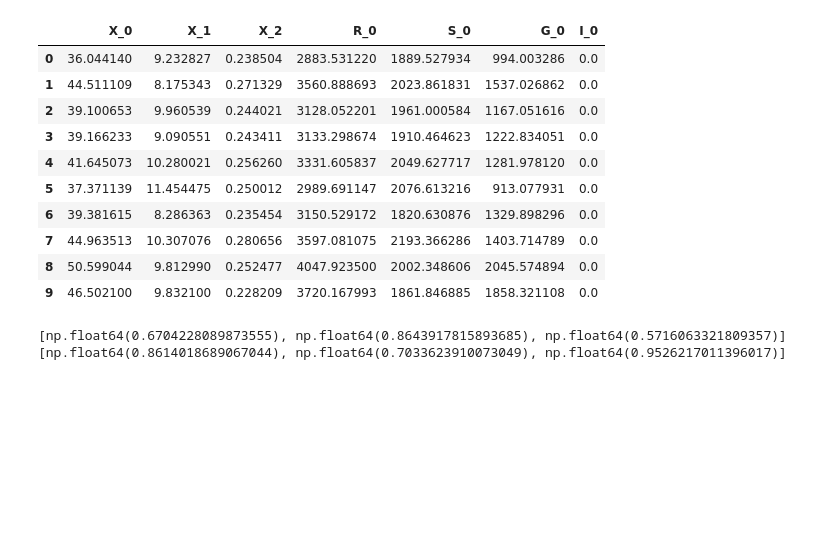
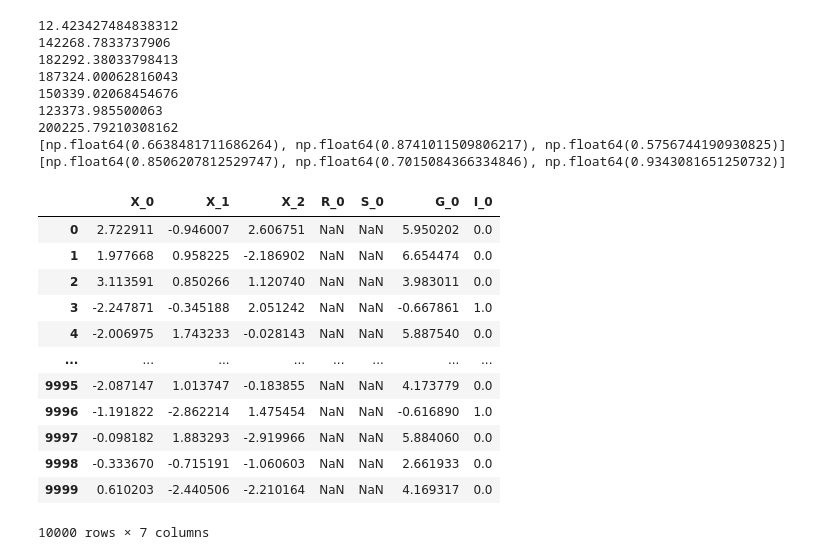
Before and after one commit to Pesquisa-UFCAT/parepy, a Jupyter notebook: local_examples/sobol.ipynb, the cells around one changed output. Drawn from its saved outputs; the diff is of its cells as text; code cells hidden in the pictures; blank space fills up the shorter version.

```diff
--- a/local_examples/sobol.ipynb
+++ b/local_examples/sobol.ipynb
@@ -47,42 +9,7 @@ sampling_algorithm_structural_analysis_kernel(setup)
-# %%
-from parepy_toolbox import sampling_algorithm_structural_analysis_kernel
-from obj_function import nowak_collins_example
-
-# Dataset
-f = {'type': 'normal', 'parameters': {'mean': 40.3, 'sigma': 4.64}, 'stochastic variable': False}
-p = {'type': 'normal', 'parameters': {'mean': 10.2, 'sigma': 1.12, 'cov': {'pho': 0.30, 'var': 0}}, 'stochastic variable': False}
-w = {'type': 'lognormal', 'parameters': {'mean': 0.25, 'sigma': 0.025}, 'stochastic variable': False}
-var = [f, p, w]
-
-# PAREpy setup
-setup = {
-             'number of samples': 10,
-             'number of dimensions': len(var),
-             'numerical model': {'model sampling': 'mcs'},
-             'variables settings': var,
-             'number of state limit functions or constraints': 1,
-             'none variable': None,
-             'objective function': nowak_collins_example,
-             'name simulation': None,
-        }
-
-# Call algorithm
-sampling_algorithm_structural_analysis_kernel(setup)
-# %% [output]
-|  | X_0 | X_1 | X_2 | R_0 | S_0 | G_0 | I_0 |
-| 0 | 36.044140 | 9.232827 | 0.238504 | 2883.531220 | 1889.527934 | 994.003286 | 0.0 |
-| 1 | 44.511109 | 8.175343 | 0.271329 | 3560.888693 | 2023.861831 | 1537.026862 | 0.0 |
-| 2 | 39.100653 | 9.960539 | 0.244021 | 3128.052201 | 1961.000584 | 1167.051616 | 0.0 |
-| 3 | 39.166233 | 9.090551 | 0.243411 | 3133.298674 | 1910.464623 | 1222.834051 | 0.0 |
-| 4 | 41.645073 | 10.280021 | 0.256260 | 3331.605837 | 2049.627717 | 1281.978120 | 0.0 |
-| 5 | 37.371139 | 11.454475 | 0.250012 | 2989.691147 | 2076.613216 | 913.077931 | 0.0 |
-| 6 | 39.381615 | 8.286363 | 0.235454 | 3150.529172 | 1820.630876 | 1329.898296 | 0.0 |
-| 7 | 44.963513 | 10.307076 | 0.280656 | 3597.081075 | 2193.366286 | 1403.714789 | 0.0 |
-| 8 | 50.599044 | 9.812990 | 0.252477 | 4047.923500 | 2002.348606 | 2045.574894 | 0.0 |
-| 9 | 46.502100 | 9.832100 | 0.228209 | 3720.167993 | 1861.846885 | 1858.321108 | 0.0 |
 # %%
 import numpy as np
 from obj_function import ishigami
+from parepy_toolbox import sampling_algorithm_structural_analysis_kernel
 
 def sobol_algorithm(setup):
     n_samples = setup['number of samples']
@@ -91,13 +18,14 @@ def sobol_algorithm(setup):
 
     dist_a = sampling_algorithm_structural_analysis_kernel(setup)
     dist_b = sampling_algorithm_structural_analysis_kernel(setup)
-
     y_a = dist_a['G_0'].to_list()
     y_b = dist_b['G_0'].to_list()
     f_0_2 = (sum(y_a) / n_samples) ** 2
+    print(f_0_2)
 
     A = dist_a.drop(['R_0', 'S_0', 'G_0', 'I_0'], axis=1).to_numpy()
     B = dist_b.drop(['R_0', 'S_0', 'G_0', 'I_0'], axis=1).to_numpy()
+
     K = A.shape[1]
 
     s_i = []
@@ -109,40 +37,62 @@ def sobol_algorithm(setup):
         for j in range(n_samples):
             _, _, g = obj(list(C[j, :]), none_variable)
             y_c_i.append(g[0])
 
         y_a_dot_y_c_i = [y_a[m] * y_c_i[m] for m in range(n_samples)]
         y_b_dot_y_c_i = [y_b[m] * y_c_i[m] for m in range(n_samples)]
         y_a_dot_y_a = [y_a[m] * y_a[m] for m in range(n_samples)]
 
+        print(sum(y_a_dot_y_c_i))
+        print(sum(y_b_dot_y_c_i))
         s_i.append((sum(y_a_dot_y_c_i) - f_0_2) / (sum(y_a_dot_y_a) - f_0_2))
         s_t.append((sum(y_b_dot_y_c_i) - f_0_2) / (sum(y_a_dot_y_a) - f_0_2))
 
 
-    return s_i, s_t
-
+    return s_i, s_t, dist_a, dist_b
 # Dataset
-f = {'type': 'uniform', 'parameters': {'min': -np.pi, 'max': np.pi}, 'stochastic variable': False}
-p = {'type': 'uniform', 'parameters': {'min': -np.pi, 'max': np.pi}, 'stochastic variable': False}
-w = {'type': 'uniform', 'parameters': {'min': -np.pi, 'max': np.pi}, 'stochastic variable': False}
+f = {'type': 'uniform', 'parameters': {'min': -3.14, 'max': 3.14}, 'stochastic variable': False}
+p = {'type': 'uniform', 'parameters': {'min': -3.14, 'max': 3.14}, 'stochastic variable': False}
+w = {'type': 'uniform', 'parameters': {'min': -3.14, 'max': 3.14}, 'stochastic variable': False}
 var = [f, p, w]
 
 # PAREpy setup
 setup = {
-             'number of samples': 50000,
+             'number of samples': 10000,
              'number of dimensions': len(var),
              'numerical model': {'model sampling': 'mcs'},
              'variables settings': var,
              'number of state limit functions or constraints': 1,
              'none variable': None,
              'objective function': ishigami,
              'name simulation': None,
         }
 
 # Call algorithm
-s_i, s_t = sobol_algorithm(setup)
+s_i, s_t, a, b = sobol_algorithm(setup)
 print(s_i)
 print(s_t)
+b
 # %% [output]
-[np.float64(0.6704228089873555), np.float64(0.8643917815893685), np.float64(0.5716063321809357)]
-[np.float64(0.8614018689067044), np.float64(0.7033623910073049), np.float64(0.9526217011396017)]
+12.423427484838312
+142268.7833737906
+182292.38033798413
+187324.00062816043
+150339.02068454676
+123373.985500063
+200225.79210308162
+[np.float64(0.6638481711686264), np.float64(0.8741011509806217), np.float64(0.5756744190930825)]
+[np.float64(0.8506207812529747), np.float64(0.7015084366334846), np.float64(0.9343081651250732)]
+|  | X_0 | X_1 | X_2 | R_0 | S_0 | G_0 | I_0 |
+| 0 | 2.722911 | -0.946007 | 2.606751 | NaN | NaN | 5.950202 | 0.0 |
+| 1 | 1.977668 | 0.958225 | -2.186902 | NaN | NaN | 6.654474 | 0.0 |
+| 2 | 3.113591 | 0.850266 | 1.120740 | NaN | NaN | 3.983011 | 0.0 |
+| 3 | -2.247871 | -0.345188 | 2.051242 | NaN | NaN | -0.667861 | 1.0 |
+| 4 | -2.006975 | 1.743233 | -0.028143 | NaN | NaN | 5.887540 | 0.0 |
+| ... | ... | ... | ... | ... | ... | ... | ... |
+| 9995 | -2.087147 | 1.013747 | -0.183855 | NaN | NaN | 4.173779 | 0.0 |
+| 9996 | -1.191822 | -2.862214 | 1.475454 | NaN | NaN | -0.616890 | 1.0 |
+| 9997 | -0.098182 | 1.883293 | -2.919966 | NaN | NaN | 5.884060 | 0.0 |
+| 9998 | -0.333670 | -0.715191 | -1.060603 | NaN | NaN | 2.661933 | 0.0 |
+| 9999 | 0.610203 | -2.440506 | -2.210164 | NaN | NaN | 4.169317 | 0.0 |
+10000 rows × 7 columns
 # %%
```
Also changed, not shown: parts of 7 cells of this notebook, 2 other files.
